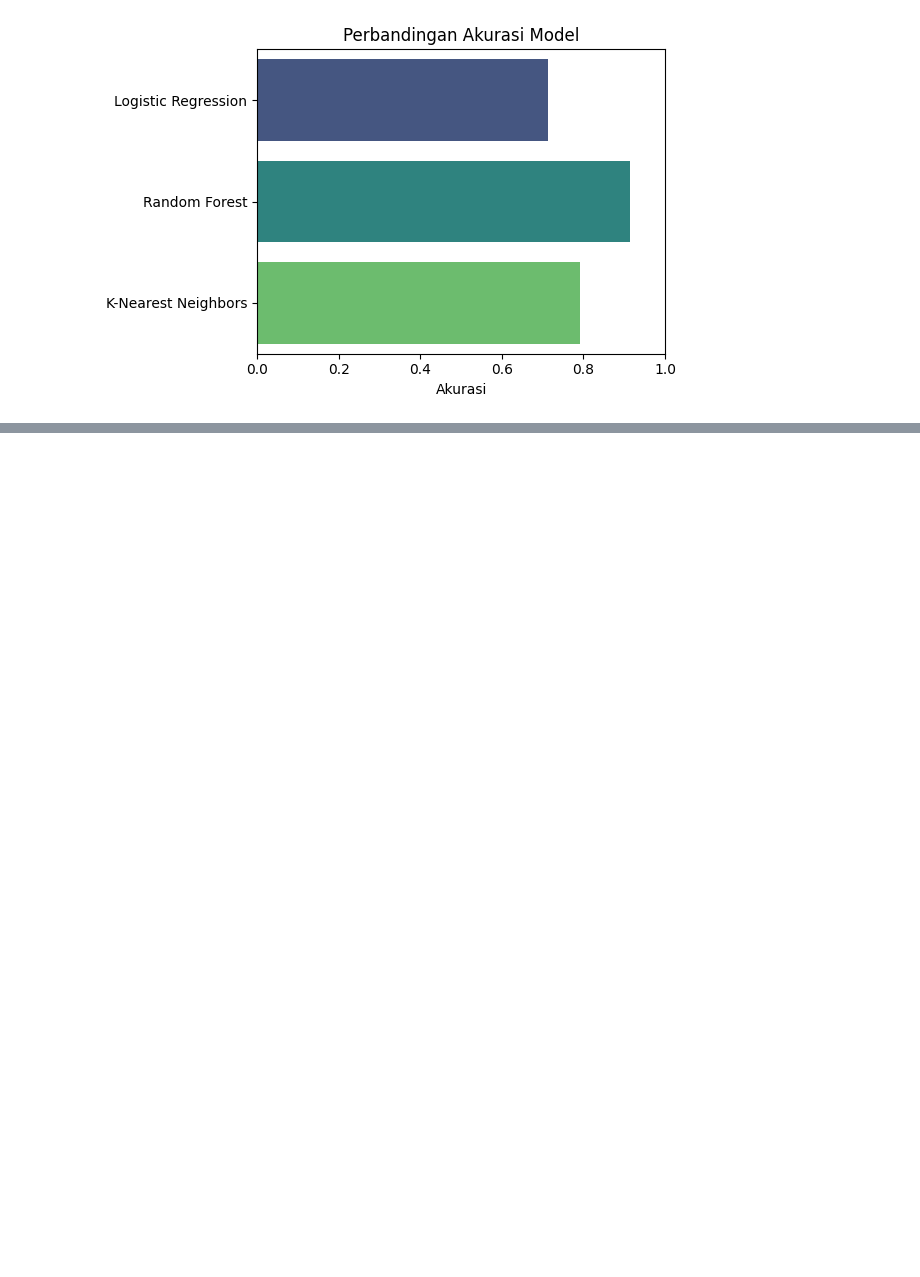
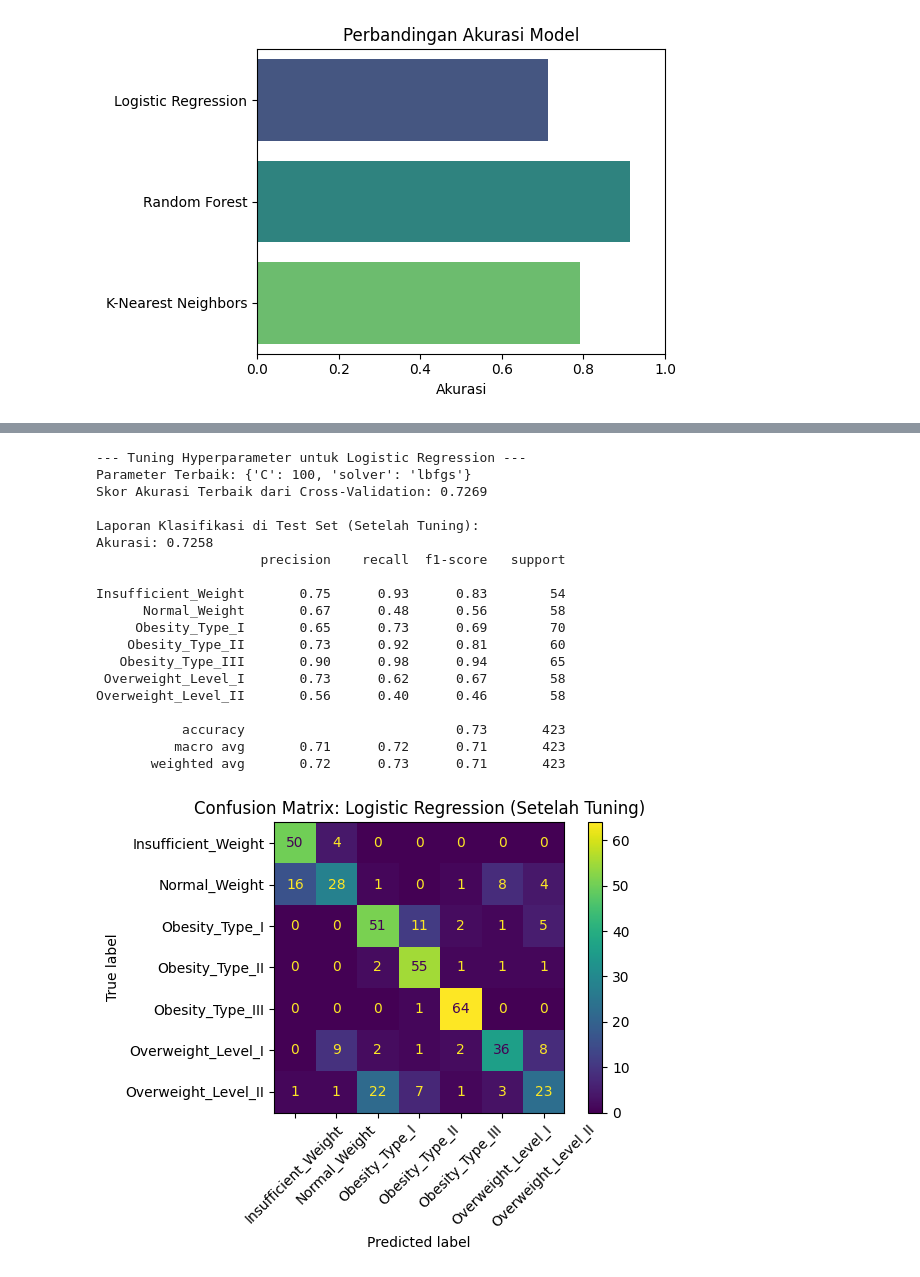
Before and after one commit to SatriyaPratama/Bengkel-Koding, a Jupyter notebook: Bengkod.ipynb, the cells around one changed output, grey strips where cells are left out. Cells and saved outputs as stored; diff of their text form; code cells hidden in the pictures; blank space fills up the shorter version.

```diff
--- a/Bengkod.ipynb
+++ b/Bengkod.ipynb
@@ -383,0 +429,79 @@ plt.show()
+# %%
+# Grid untuk Logistic Regression dan KNN (menggunakan GridSearchCV)
+param_grid_lr = {
+    'C': [0.1, 1, 10, 100],
+    'solver': ['liblinear', 'lbfgs']
+}
+param_grid_knn = {
+    'n_neighbors': [3, 5, 7, 9, 11],
+    'weights': ['uniform', 'distance'],
+    'p': [1, 2] # 1: Jarak Manhattan, 2: Jarak Euclidean
+}
+
+# Distribusi parameter untuk Random Forest (menggunakan RandomizedSearchCV)
+param_dist_rf = {
+    'n_estimators': [100, 150, 200, 250, 300],
+    'max_depth': [10, 20, 30, None],
+    'min_samples_split': [2, 5, 10],
+    'min_samples_leaf': [1, 2, 4],
+    'bootstrap': [True, False]
+}
+# %%
+best_models = {}
+tuned_accuracies = {}
+
+# Inisialisasi pencarian parameter
+searches = {
+    'Logistic Regression': GridSearchCV(models['Logistic Regression'], param_grid_lr, cv=5, scoring='accuracy', n_jobs=-1),
+    'Random Forest': RandomizedSearchCV(models['Random Forest'], param_dist_rf, n_iter=50, cv=5, scoring='accuracy', n_jobs=-1, random_state=42),
+    'K-Nearest Neighbors': GridSearchCV(models['K-Nearest Neighbors'], param_grid_knn, cv=5, scoring='accuracy', n_jobs=-1)
+}
+
+for name, search in searches.items():
+    print(f"\n--- Tuning Hyperparameter untuk {name} ---")
+    search.fit(X_train, y_train)
+
+    print(f"Parameter Terbaik: {search.best_params_}")
+    print(f"Skor Akurasi Terbaik dari Cross-Validation: {search.best_score_:.4f}")
+
+    # Simpan model terbaik
+    best_model = search.best_estimator_
+    best_models[name] = best_model
+
+    # Evaluasi pada data uji
+    y_pred_best = best_model.predict(X_test)
+    accuracy = accuracy_score(y_test, y_pred_best)
+    tuned_accuracies[name] = accuracy
+
+    print("\nLaporan Klasifikasi di Test Set (Setelah Tuning):")
+    print(f"Akurasi: {accuracy:.4f}")
+    print(classification_report(y_test, y_pred_best, zero_division=0))
+
+    # Confusion Matrix untuk model yang sudah dituning
+    cm = confusion_matrix(y_test, y_pred_best, labels=best_model.classes_)
+    disp = ConfusionMatrixDisplay(confusion_matrix=cm, display_labels=best_model.classes_)
+    disp.plot(xticks_rotation=45)
+    plt.title(f'Confusion Matrix: {name} (Setelah Tuning)')
+    plt.tight_layout()
+    plt.show()
+# %% [output]
+--- Tuning Hyperparameter untuk Logistic Regression ---
+Parameter Terbaik: {'C': 100, 'solver': 'lbfgs'}
+Skor Akurasi Terbaik dari Cross-Validation: 0.7269
+
+Laporan Klasifikasi di Test Set (Setelah Tuning):
+Akurasi: 0.7258
+                     precision    recall  f1-score   support
+
+Insufficient_Weight       0.75      0.93      0.83        54
+      Normal_Weight       0.67      0.48      0.56        58
+     Obesity_Type_I       0.65      0.73      0.69        70
+    Obesity_Type_II       0.73      0.92      0.81        60
+   Obesity_Type_III       0.90      0.98      0.94        65
+ Overweight_Level_I       0.73      0.62      0.67        58
+Overweight_Level_II       0.56      0.40      0.46        58
+
+           accuracy                           0.73       423
+          macro avg       0.71      0.72      0.71       423
+       weighted avg       0.72      0.73      0.71       423
+[figure, added]
```
Also changed, not shown: parts of 22 cells of this notebook.
